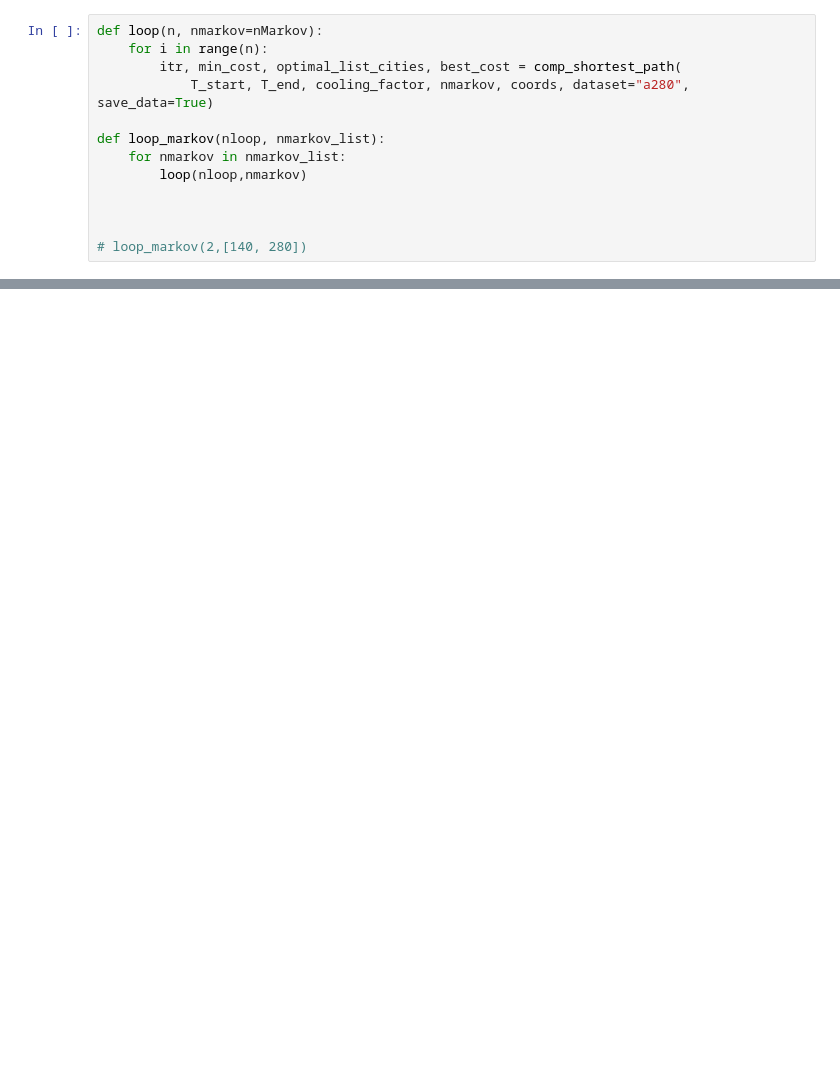
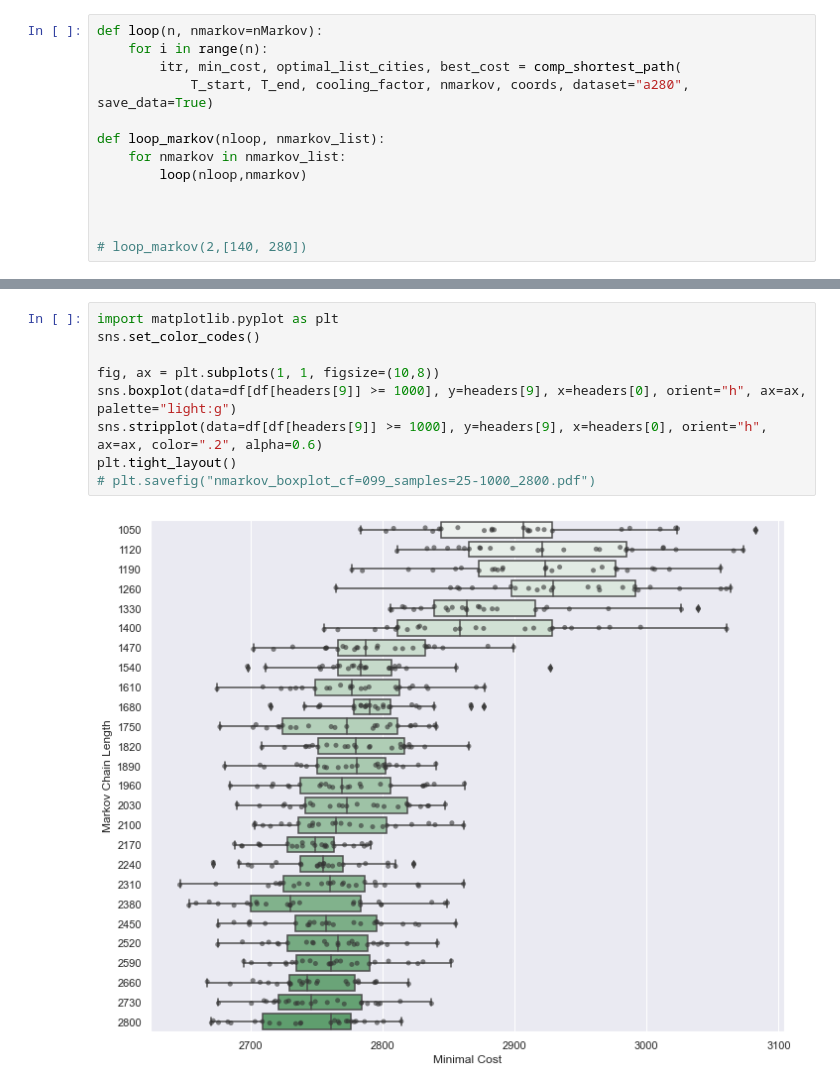
Before and after one commit to MbBrainz/StochasticSimulation-group19, a Jupyter notebook: Assignment3/par_est_nmarkov.ipynb, the cells around one changed output, grey strips where cells are left out. Drawn from its saved outputs; the diff is of its cells as text; blank space fills up the shorter version.

```diff
--- a/Assignment3/par_est_nmarkov.ipynb
+++ b/Assignment3/par_est_nmarkov.ipynb
@@ -87,3 +115,14 @@ sns.stripplot(data=df[df[headers[9]] != 70], y=headers[9], x=headers[0], orient=
+# %%
+import matplotlib.pyplot as plt
+sns.set_color_codes()
+
+fig, ax = plt.subplots(1, 1, figsize=(10,8))
+sns.boxplot(data=df[df[headers[9]] >= 1000], y=headers[9], x=headers[0], orient="h", ax=ax, palette="light:g")
+sns.stripplot(data=df[df[headers[9]] >= 1000], y=headers[9], x=headers[0], orient="h", ax=ax, color=".2", alpha=0.6)
+plt.tight_layout()
+# plt.savefig("nmarkov_boxplot_cf=099_samples=25-1000_2800.pdf")
+# %% [output]
+[figure, added]
 # %%
 
 sns.scatterplot(data=df, x=headers[3], y=headers[0], hue=headers[9], hue_order=nmarkov_list)
```
Also changed, not shown: parts of 24 cells of this notebook, 9 other files.
